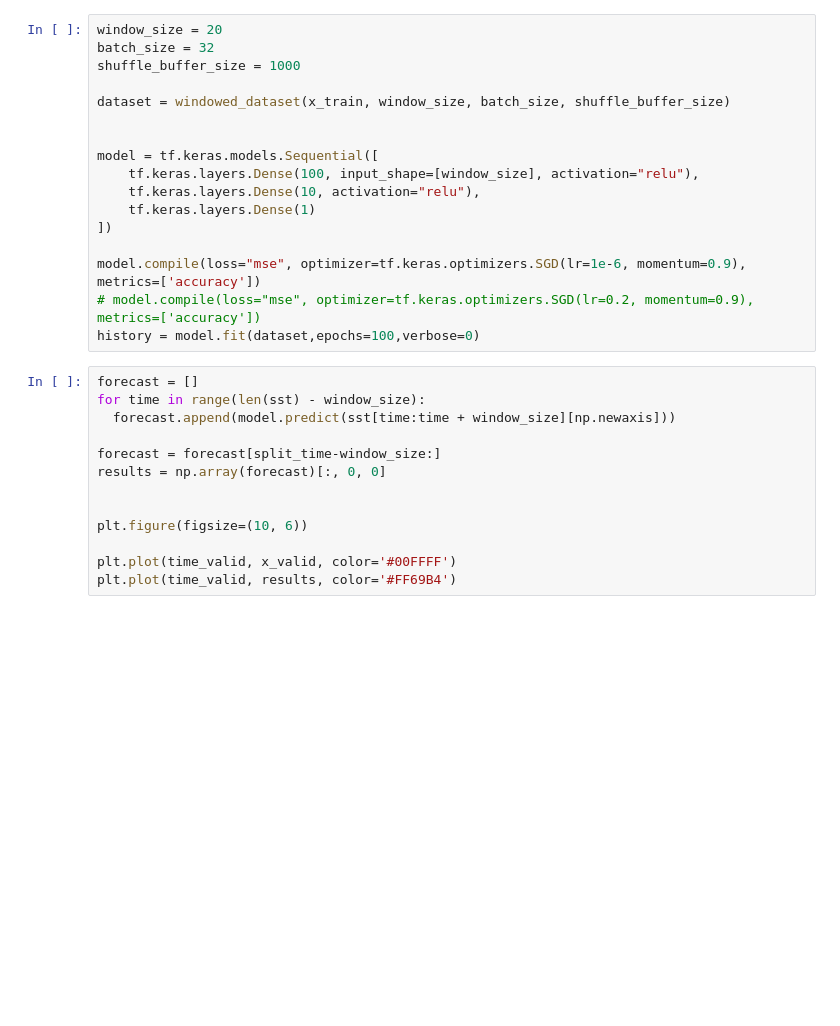
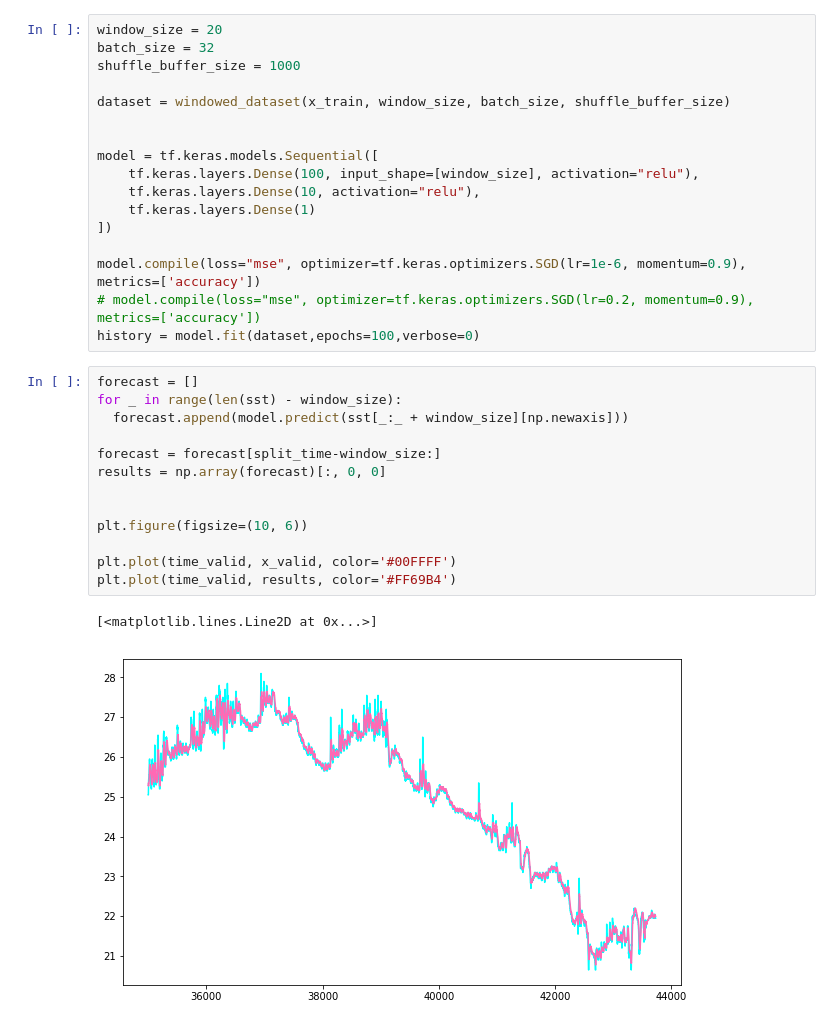
Before and after one commit to Clynie/My-Kaggle, a Jupyter notebook: Waves Measuring Buoys Data/Waves Measuring Buoys Data.ipynb, the cells around one changed output. Drawn from its saved outputs; the diff is of its cells as text; blank space fills up the shorter version.

```diff
--- a/Waves Measuring Buoys Data/Waves Measuring Buoys Data.ipynb
+++ b/Waves Measuring Buoys Data/Waves Measuring Buoys Data.ipynb
@@ -130,15 +111,18 @@ model.compile(loss="mse", optimizer=tf.keras.optimizers.SGD(lr=1e-6, momentum=0.
 history = model.fit(dataset,epochs=100,verbose=0)
 # %%
 forecast = []
-for time in range(len(sst) - window_size):
-  forecast.append(model.predict(sst[time:time + window_size][np.newaxis]))
+for _ in range(len(sst) - window_size):
+  forecast.append(model.predict(sst[_:_ + window_size][np.newaxis]))
 
 forecast = forecast[split_time-window_size:]
 results = np.array(forecast)[:, 0, 0]
 
 
 plt.figure(figsize=(10, 6))
 
 plt.plot(time_valid, x_valid, color='#00FFFF')
 plt.plot(time_valid, results, color='#FF69B4')
+# %% [output]
+[<matplotlib.lines.Line2D at 0x...>]
+[figure, added]
 # %%
```
Also changed, not shown: parts of 8 cells of this notebook.
